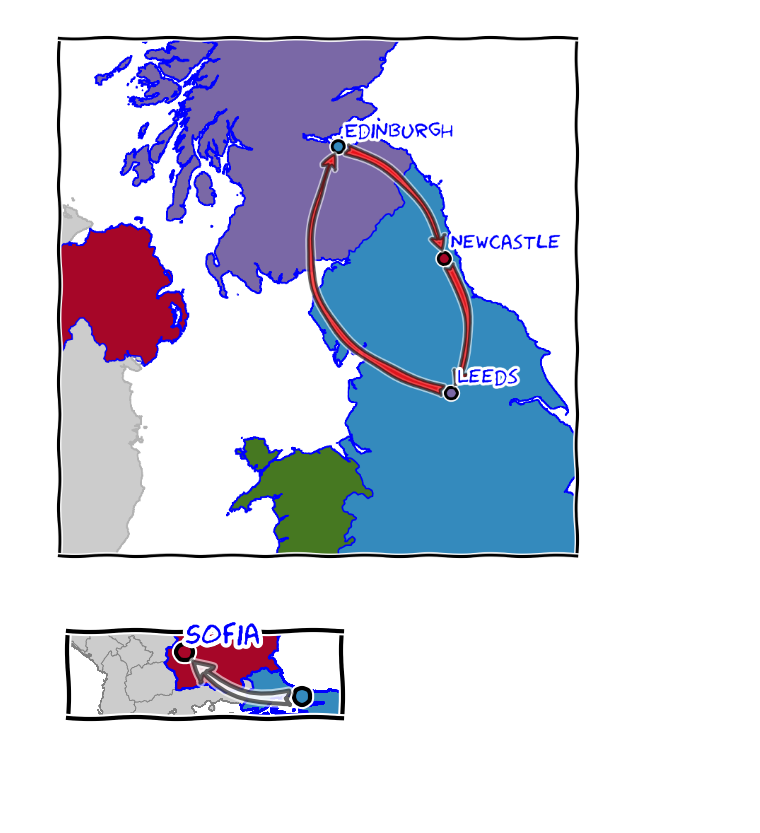
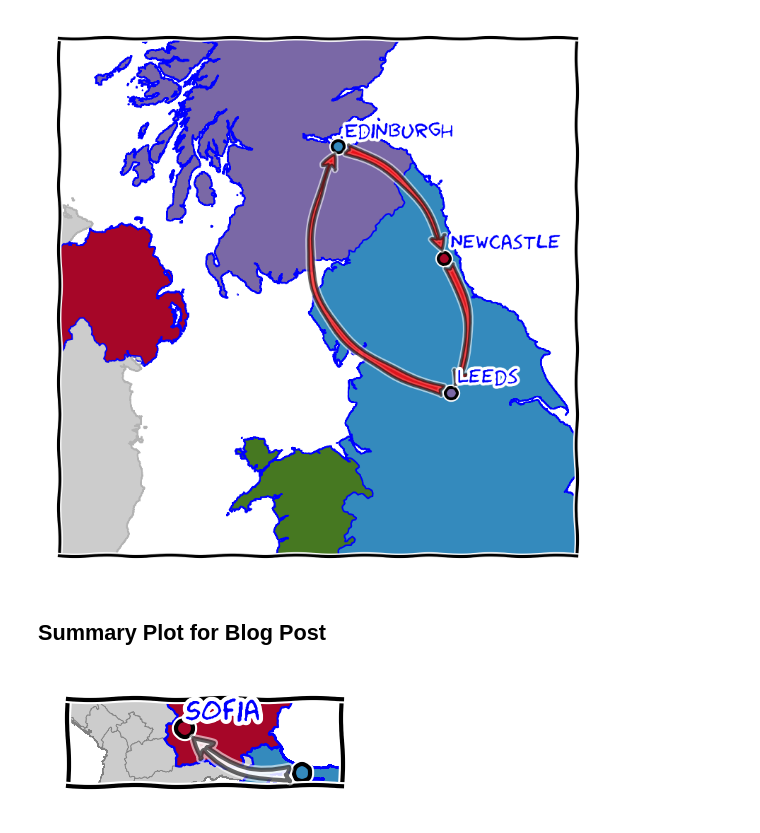
Before and after one commit to prisae/blog-notebooks, a Jupyter notebook: Travelmap.ipynb, the cells around one changed output. Drawn from its saved outputs; the diff is of its cells as text; code cells hidden in the pictures; blank space fills up the shorter version.

```diff
--- a/Travelmap.ipynb
+++ b/Travelmap.ipynb
@@ -35,13 +36,18 @@ rcParams['savefig.dpi'] = 300
 def plot_country(countries, bmap, fc=None, ec='none', lw=1, adm=0):
     '''Colour <countries> with a <bmap> projection.
     Adapted from:
-    http://www.geophysique.be/2013/02/12/matplotlib-basemap-tutorial-10-shapefiles-unleached-continued
+    http://www.geophysique.be/2013/02/12/
+                           matplotlib-basemap-tutorial-10-shapefiles-unleached-continued
     '''
+
+    # Ensure countries is a list
+    if not isinstance(countries, list):
+        countries = [countries,]
 
     # Get current axis
     cax = plt.gca()
 
-    # Fill visited countries
+    # Loop through the countries
     for country in countries:
 
         # Get shapefile for the country; extract shapes and records
@@ -49,6 +55,7 @@ def plot_country(countries, bmap, fc=None, ec='none', lw=1, adm=0):
         shapes = r.shapes()
         records = r.records()
 
+        # Loop through the records; for adm0 this is only 1 run
         for record, shape in zip(records,shapes):
             lons,lats = zip(*shape.points)
             data = np.array(bmap(lons, lats)).T
@@ -62,9 +69,9 @@ def plot_country(countries, bmap, fc=None, ec='none', lw=1, adm=0):
                     index2 = shape.parts[i]
                     segs.append(data[index:index2])
                 segs.append(data[index2:])
+            lines = LineCollection(segs,antialiaseds=(1,))
 
             # If facecolor is provided, use; else cycle through colours
-            lines = LineCollection(segs,antialiaseds=(1,))
             if fc:
                 lines.set_facecolors(fc)
             else:
@@ -84,8 +91,9 @@ def plot_arrow(start, end, bmap, ec="k", fc="w", rad=-.3):
     cax = plt.gca()
 
     # Plot arrow
+    arrowstyle='Fancy, head_length=.6, head_width=.6, tail_width=.4'
     cax.annotate('', bmap(end[1], end[0]), bmap(start[1], start[0]),
-                arrowprops=dict(arrowstyle='Fancy, head_length=.6, head_width=.6, tail_width=.4',
+                arrowprops=dict(arrowstyle=arrowstyle,
                                 alpha=.6,
                                 patchA=None,
                                 patchB=None,
@@ -554,30 +578,33 @@ plot_arrow(LED, EDI, m_c, fc='r', rad=-.6)
 plt.show()
 # %% [output]
 [figure]
+# %% [markdown]
+## Summary Plot for Blog Post
 # %%
-fig_e = plt.figure(figsize=(cm2in([3, 2])))
+fig_e = plt.figure(figsize=(cm2in([3, 1])))
 
 # Create basemap
-m_e = Basemap(width=1100000, height=350000, resolution='c', projection='tmerc', lat_0=SOF[0]-.8, lon_0=SOF[1]+1)
+m_e = Basemap(width=1100000, height=350000, resolution='c',
+              projection='tmerc', lat_0=SOF[0]-.5, lon_0=SOF[1]+1)
 
 # Fill non-visited countries (fillcontinents does a bad job)
-countries = ['SRB', 'ALB', 'ROU', 'GRC', 'HRV', 'MDA', 'BIH', 'MNE', 'KO-', 'MKD']
+countries = ['SRB', 'ALB', 'ROU', 'GRC', 'HRV', 'MDA', 'BIH',
+             'MNE', 'KO-', 'MKD']
 plot_country(countries, m_e, fc='.8', ec='.5', lw=.2)
 
 # Fill visited countries
-countries = ['TUR', 'BGR']
-plot_country(countries, m_e, ec='b', lw=.5)
+plot_country(['TUR', 'BGR'], m_e, ec='b', lw=.5)
 
 # Add visited cities
 offs = [0, .4]
 plot_city(IST, '', m_e, offs=offs)
 plot_city(SOF, 'Sofia', m_e, offs=offs)
 
 # Connect with arrows
 plot_arrow(IST, SOF, m_e)
 
-#plt.savefig('plots/travelmap_summary.png', bbox_inches='tight')
+#plt.savefig('plots/travelmap_summary.png', bbox_inches='tight', pad_inches=0.02)
 
 plt.show()
 # %% [output]
-[figure, old version]
+[figure, new version]
```
Also changed, not shown: parts of 16 cells of this notebook.
